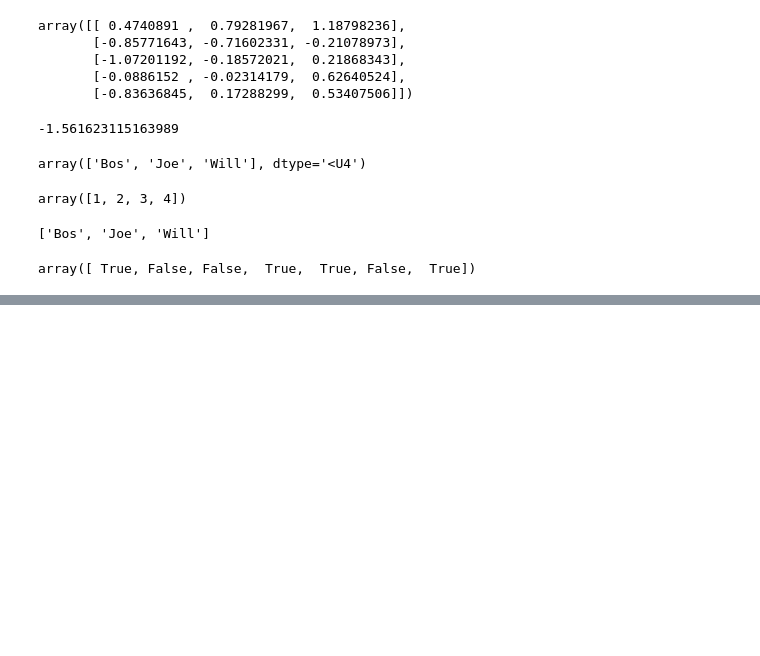
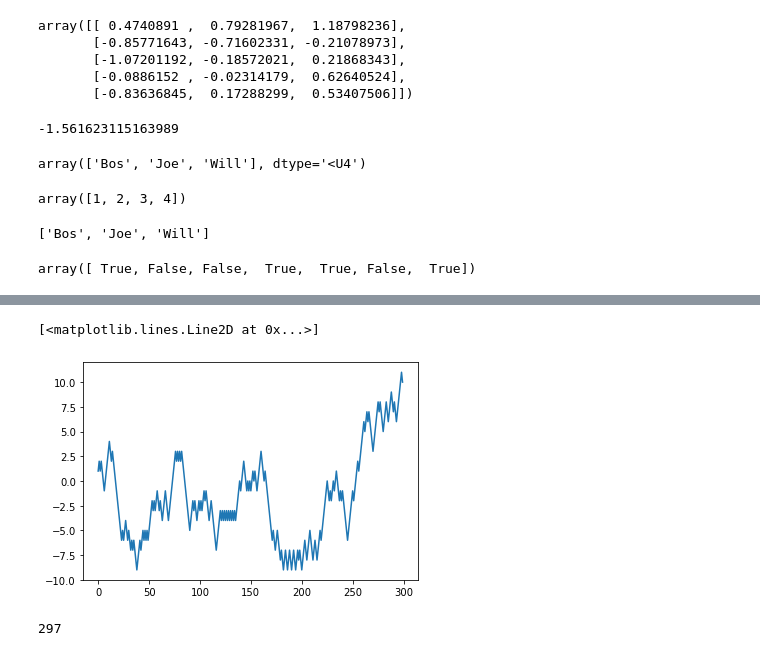
Before and after one commit to saulorcj/anotacoes, a Jupyter notebook: outros/cap4.ipynb, the cells around one changed output, grey strips where cells are left out. Cells and saved outputs as stored; diff of their text form; code cells hidden in the pictures; blank space fills up the shorter version.

```diff
--- a/outros/cap4.ipynb
+++ b/outros/cap4.ipynb
@@ -869,0 +1031,9 @@ array([ True, False, False,  True,  True, False,  True])
+# %%
+plt.plot(walk[:300])
+# %% [output]
+[<matplotlib.lines.Line2D at 0x...>]
+[figure, added]
+# %%
+(np.abs(walk) >= 10).argmax()
+# %% [output]
+297
```
Also changed, not shown: parts of 55 cells of this notebook.
